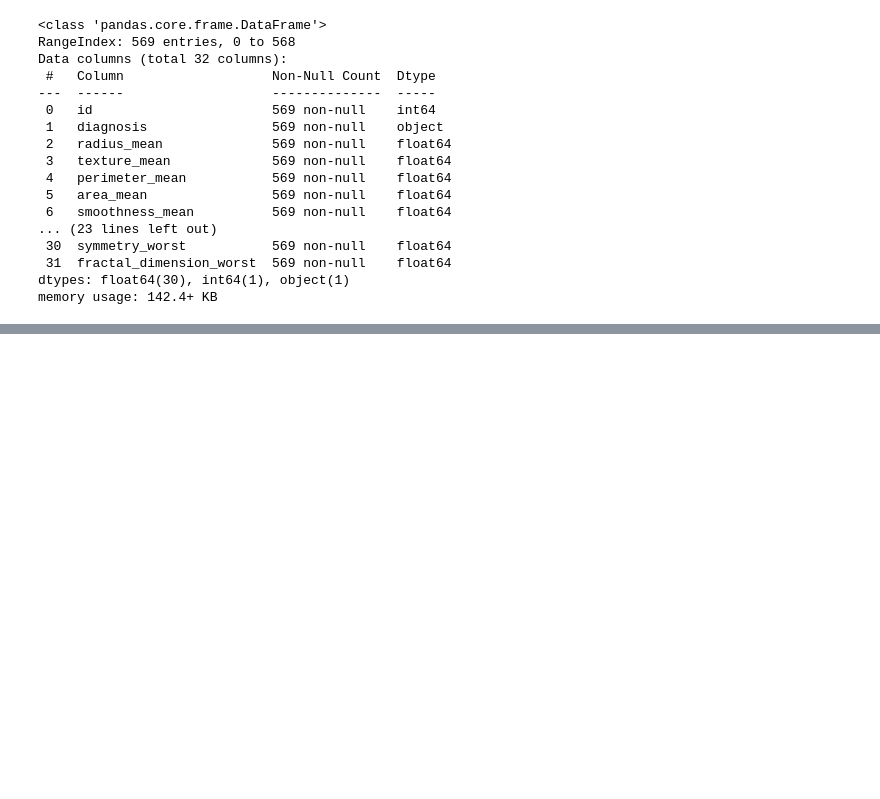
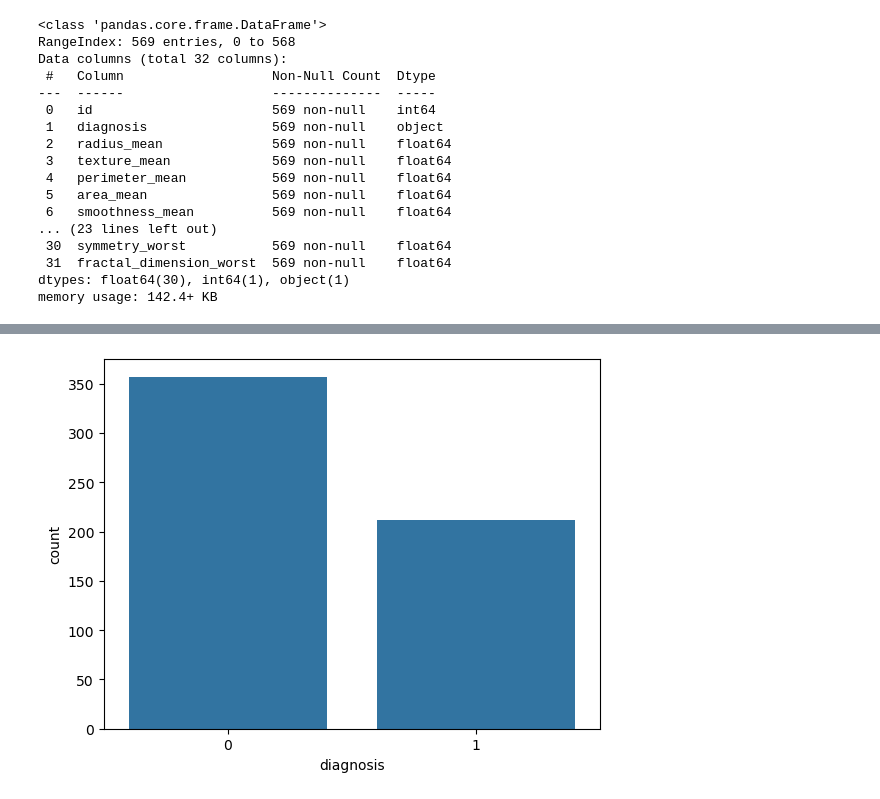
Before and after one commit to arslanrejepov/classical-machine-learning-models, a Jupyter notebook: classification/decision_tree.ipynb, the cells around one changed output, grey strips where cells are left out. Saved outputs shown, nothing was run; the diff lists cells and outputs as text; code cells hidden in the pictures; blank space fills up the shorter version.

```diff
--- a/classification/decision_tree.ipynb
+++ b/classification/decision_tree.ipynb
@@ -38,0 +59,4 @@ memory usage: 142.4+ KB
+# %%
+df = df.drop(columns=['id'])
+
+df['diagnosis'] = df['diagnosis'].map({'M': 1, 'B': 0}).astype(int)
@@ -38,0 +67,13 @@ memory usage: 142.4+ KB
+# %%
+from sklearn.model_selection import train_test_split
+
+X = df.drop(columns=["diagnosis"])
+y = df['diagnosis']
+# %%
+import seaborn as sns
+import matplotlib.pyplot as plt
+
+sns.countplot(x=y)
+plt.show()
+# %% [output]
+[figure, added]
```
Also changed, not shown: parts of 11 cells of this notebook.
